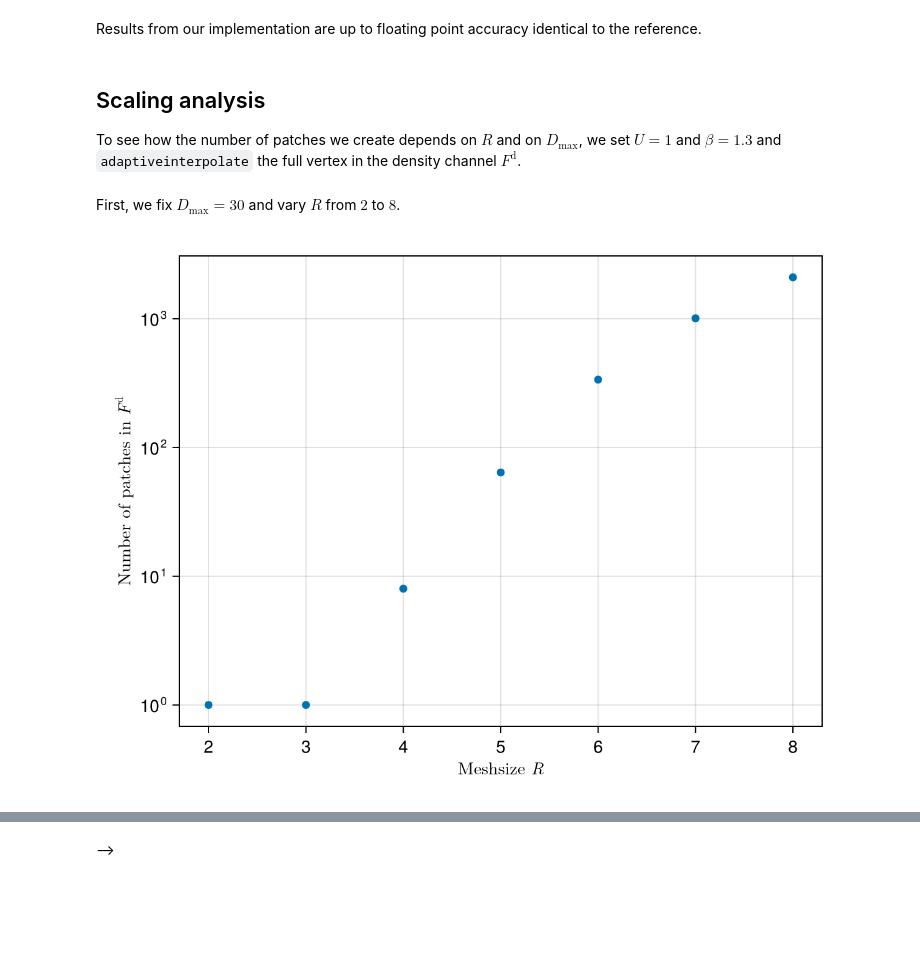
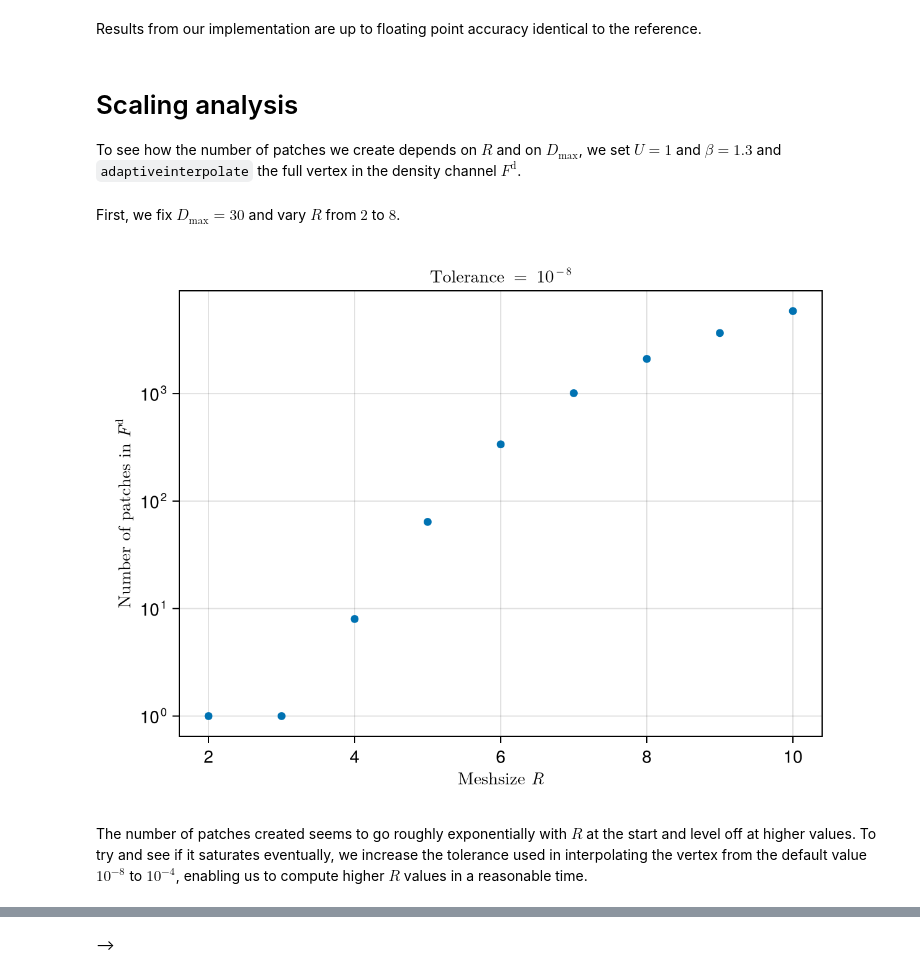
Before and after one commit to tensor4all/TCIAlgorithms.jl, a Jupyter notebook: notebooks/bse_3d.ipynb, the cells around one changed output, grey strips where cells are left out. Saved outputs shown, nothing was run; the diff lists cells and outputs as text; code cells hidden in the pictures; blank space fills up the shorter version.

```diff
--- a/notebooks/bse_3d.ipynb
+++ b/notebooks/bse_3d.ipynb
@@ -276,12 +298,16 @@ function calculatebse(pttfuncs, diagonal_sites, maxbonddim, sites)
     (; full_ptt, chi0_ptt, gamma_ptt) = pttfuncs
     pordering = TCIA.PatchOrdering(collect(eachindex(diagonal_sites)))
 
-    chi0_gamma_ptt = TCIA.adaptivematmul(chi0_ptt, gamma_ptt, pordering; maxbonddim)
-    phi_bse_diagonal = TCIA.adaptivematmul(full_ptt, chi0_gamma_ptt, pordering; maxbonddim)
+    chi0_gamma_ptt = TCIA.adaptivematmul(chi0_ptt, gamma_ptt, pordering;
+                                         maxbonddim)
+    phi_bse_diagonal = TCIA.adaptivematmul(full_ptt, chi0_gamma_ptt, pordering;
+                                           maxbonddim)
 
-    phi_bse_diagonal_projmps = TCIA.ProjMPSContainer(Float64, phi_bse_diagonal, diagonal_sites)
+    phi_bse_diagonal_projmps = TCIA.ProjMPSContainer(Float64, phi_bse_diagonal,
+                                                     diagonal_sites)
     phi_bse_projmps_vv´_w = Quantics.extractdiagonal(phi_bse_diagonal_projmps, "w")
-    phi_bse_projmps_vv´w = Quantics.rearrange_siteinds(phi_bse_projmps_vv´_w, sites.sitesfused)
+    phi_bse_projmps_vv´w = Quantics.rearrange_siteinds(phi_bse_projmps_vv´_w,
+                                                       sites.sitesfused)
     phi_bse = TCIA.ProjTTContainer{Float64}(phi_bse_projmps_vv´w)
 
     return phi_bse
@@ -302,7 +328,10 @@ function comparereference(phi_bse, plainfuncs, grid)
     box = [(v, v´, w) for v in vv, v´ in v´v´, w in ww]
 
     (; fq_full, fq_chi0, fq_gamma) = plainfuncs
-    phi_normalmul = [sum(fq_full(v, v´´, w) * fq_chi0(v´´, v´´´, w) * fq_gamma(v´´´, v´, w) for v´´ in vv, v´´´ in vv) for (v, v´, w) in box]
+    bse_formula(v, v´, w) = sum(fq_full(v, v´´, w) *
+                                fq_chi0(v´´, v´´´, w) *
+                                fq_gamma(v´´´, v´, w) for v´´ in vv, v´´´ in vv)
+    phi_normalmul = map(splat(bse_formula), box)
 
     phi_adaptivemul = [phi_bse(QG.origcoord_to_quantics(grid, p)) for p in box]
 
@@ -342,13 +371,13 @@ TripletChannel()        2.384282932831692e-15
 # %% [markdown]
 Results from our implementation are up to floating point accuracy identical to the reference.
 # %% [markdown]
-## Scaling analysis
+# Scaling analysis
 
 To see how the number of patches we create depends on $R$ and on $D_\mathrm{max}$, we set $U=1$ and $\beta = 1.3$ and `adaptiveinterpolate` the full vertex in the density channel $F^{\mathrm{d}}$.
 # %%
 using CairoMakie          # plotting library
 # %%
-function numpatches(R, maxbonddim)
+function numpatches(R, maxbonddim, tolerance=1e-8)
     grid, sites = setup(R)
 
     U = 1.0
@@ -357,10 +386,12 @@ function numpatches(R, maxbonddim)
     _, quanticsfuncs = makeverts(U, beta, ch, grid)
 
     localdims = dim.(sites.sitesfused)
-    projectable_full = TCIA.makeprojectable(Float64, quanticsfuncs.fI_full, localdims)
+    projectable_full = TCIA.makeprojectable(Float64, quanticsfuncs.fI_full,
+                                            localdims)
 
     initialpivots = [QG.origcoord_to_quantics(grid, 0)]
-    full_patches = TCIA.adaptiveinterpolate(projectable_full; maxbonddim, initialpivots)
+    full_patches = TCIA.adaptiveinterpolate(projectable_full;
+                                            maxbonddim, initialpivots, tolerance)
 
     sitedims = [dim.(s) for s in sites.sitesfused]
     full_patches = reshape(full_patches, sitedims)
@@ -369,11 +400,17 @@ end;
 # %% [markdown]
 First, we fix $D_\mathrm{max} = 30$ and vary $R$ from $2$ to $8$.
 # %%
-Rs = 2:8
+Rs = 2:10
 R_npatches = numpatches.(Rs, 30);
 # %%
 xlabel = L"Meshsize $R$"
 ylabel = L"Number of patches in $F^{\mathrm{d}}$"
-scatter(Rs, R_npatches, axis=(; xlabel, ylabel, yscale=log10))
+scatter(Rs, R_npatches,
+        axis=(;
+            xlabel, ylabel, yscale=log10,
+            title=L"Tolerance = $10^{-8}$"))
 # %% [output]
-[figure, old version]
+[figure, new version]
+# %% [markdown]
+The number of patches created seems to go roughly exponentially with $R$ at the start and level off at higher values.
+To try and see if it saturates eventually, we increase the tolerance used in interpolating the vertex from the default value $10^{-8}$ to $10^{-4}$, enabling us to compute higher $R$ values in a reasonable time.
```
Also changed, not shown: parts of 23 cells of this notebook, 11 other files.
